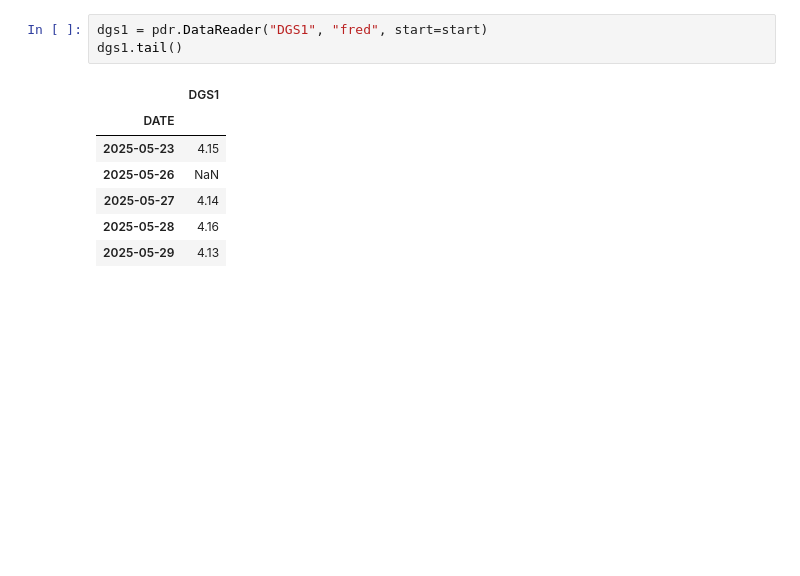
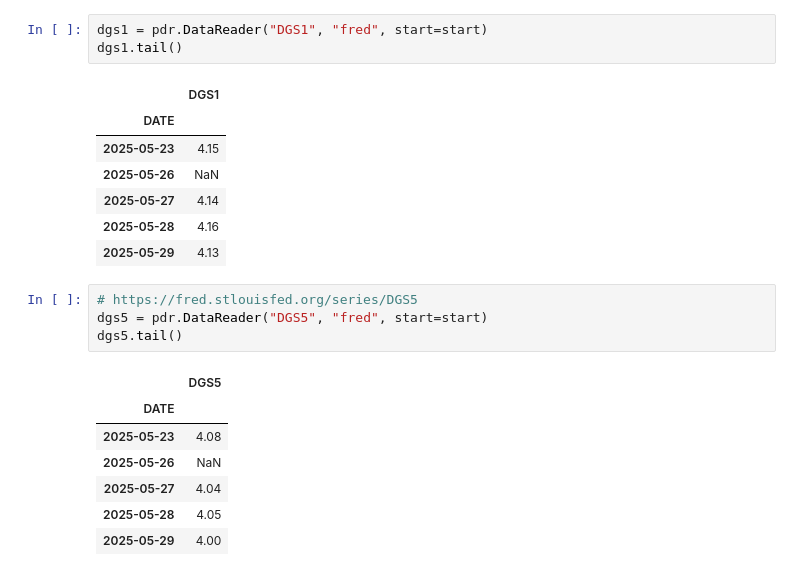
Before and after one commit to nathadriele/stock-markets-analytics-zoomcamp, a Jupyter notebook: 01-intro-and-data-sources/hw-intro.ipynb, the cells around one changed output. Cells and saved outputs as stored; diff of their text form; blank space fills up the shorter version.

```diff
--- a/01-intro-and-data-sources/hw-intro.ipynb
+++ b/01-intro-and-data-sources/hw-intro.ipynb
@@ -199,3 +199,15 @@ dgs1.tail()
 | 2025-05-27 | 4.14 |
 | 2025-05-28 | 4.16 |
 | 2025-05-29 | 4.13 |
+# %%
+# https://fred.stlouisfed.org/series/DGS5
+dgs5 = pdr.DataReader("DGS5", "fred", start=start)
+dgs5.tail()
+# %% [output]
+|  | DGS5 |
+| DATE |  |
+| 2025-05-23 | 4.08 |
+| 2025-05-26 | NaN |
+| 2025-05-27 | 4.04 |
+| 2025-05-28 | 4.05 |
+| 2025-05-29 | 4.00 |
```
